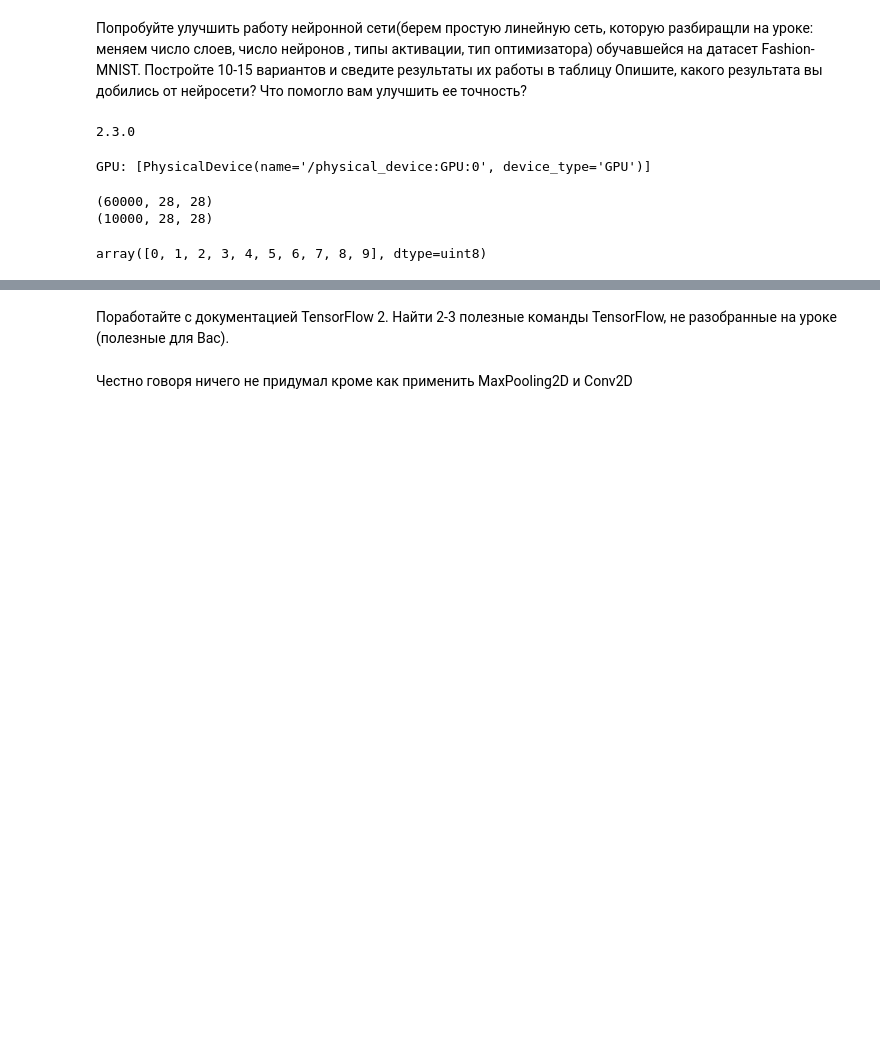
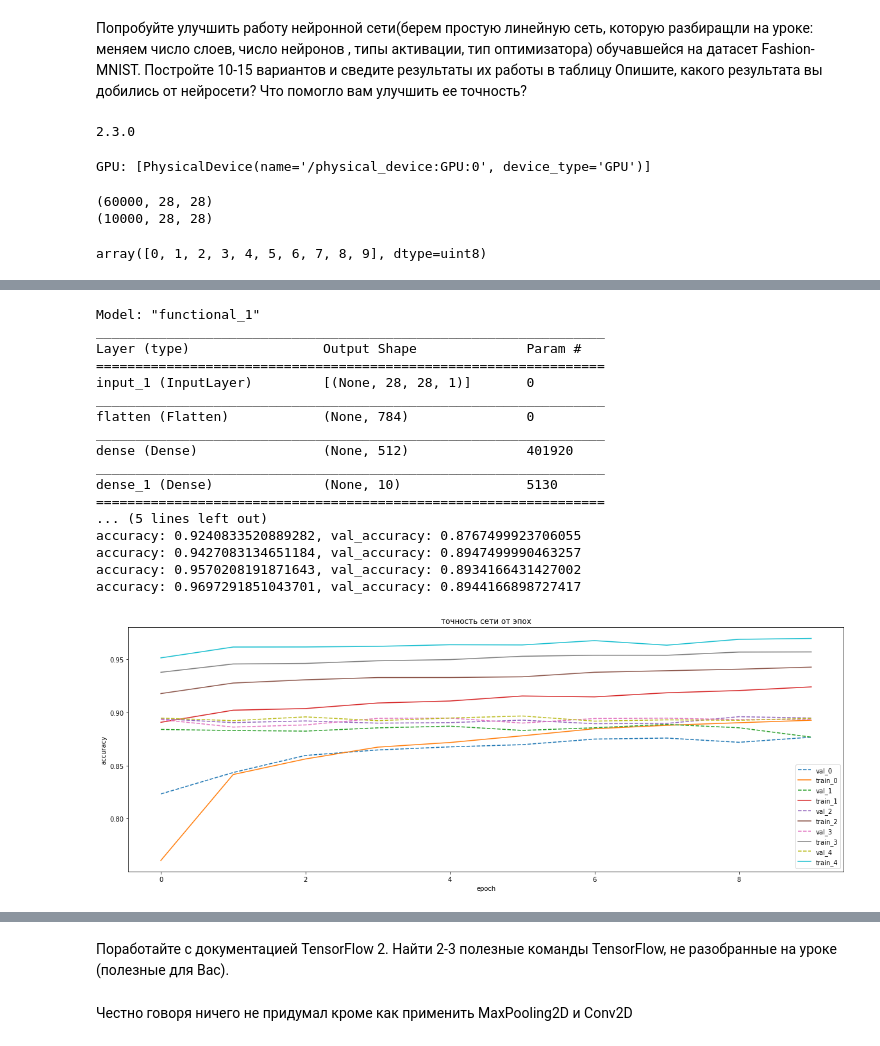
Before and after one commit to Aleksei741/Intr_neural_networks, a Jupyter notebook: Lesson_3/HW.ipynb, the cells around one changed output, grey strips where cells are left out. Drawn from its saved outputs; the diff is of its cells as text; code cells hidden in the pictures; blank space fills up the shorter version.

```diff
--- a/Lesson_3/HW.ipynb
+++ b/Lesson_3/HW.ipynb
@@ -159,0 +142,31 @@ Wall time: 16.3 s
+# %%
+%%time
+#тест 1
+#Запустим сеть как на уроке раз 5
+input = layer.Input(shape=(28, 28, 1))
+
+x = layer.Flatten()(input)
+x = layer.Dense(512, activation='relu')(x)
+x = layer.Dense(10, activation='softmax')(x)
+
+num_test = 1
+statistic = model_compile(input, x, note='Изначальная сеть', num_test=num_test, statistic=statistic)
+# %% [output]
+Model: "functional_1"
+_________________________________________________________________
+Layer (type)                 Output Shape              Param #
+=================================================================
+input_1 (InputLayer)         [(None, 28, 28, 1)]       0
+_________________________________________________________________
+flatten (Flatten)            (None, 784)               0
+_________________________________________________________________
+dense (Dense)                (None, 512)               401920
+_________________________________________________________________
+dense_1 (Dense)              (None, 10)                5130
+=================================================================
+... (5 lines left out)
+accuracy: 0.9240833520889282, val_accuracy: 0.8767499923706055
+accuracy: 0.9427083134651184, val_accuracy: 0.8947499990463257
+accuracy: 0.9570208191871643, val_accuracy: 0.8934166431427002
+accuracy: 0.9697291851043701, val_accuracy: 0.8944166898727417
+[figure, added]
```
Also changed, not shown: parts of 35 cells of this notebook.
